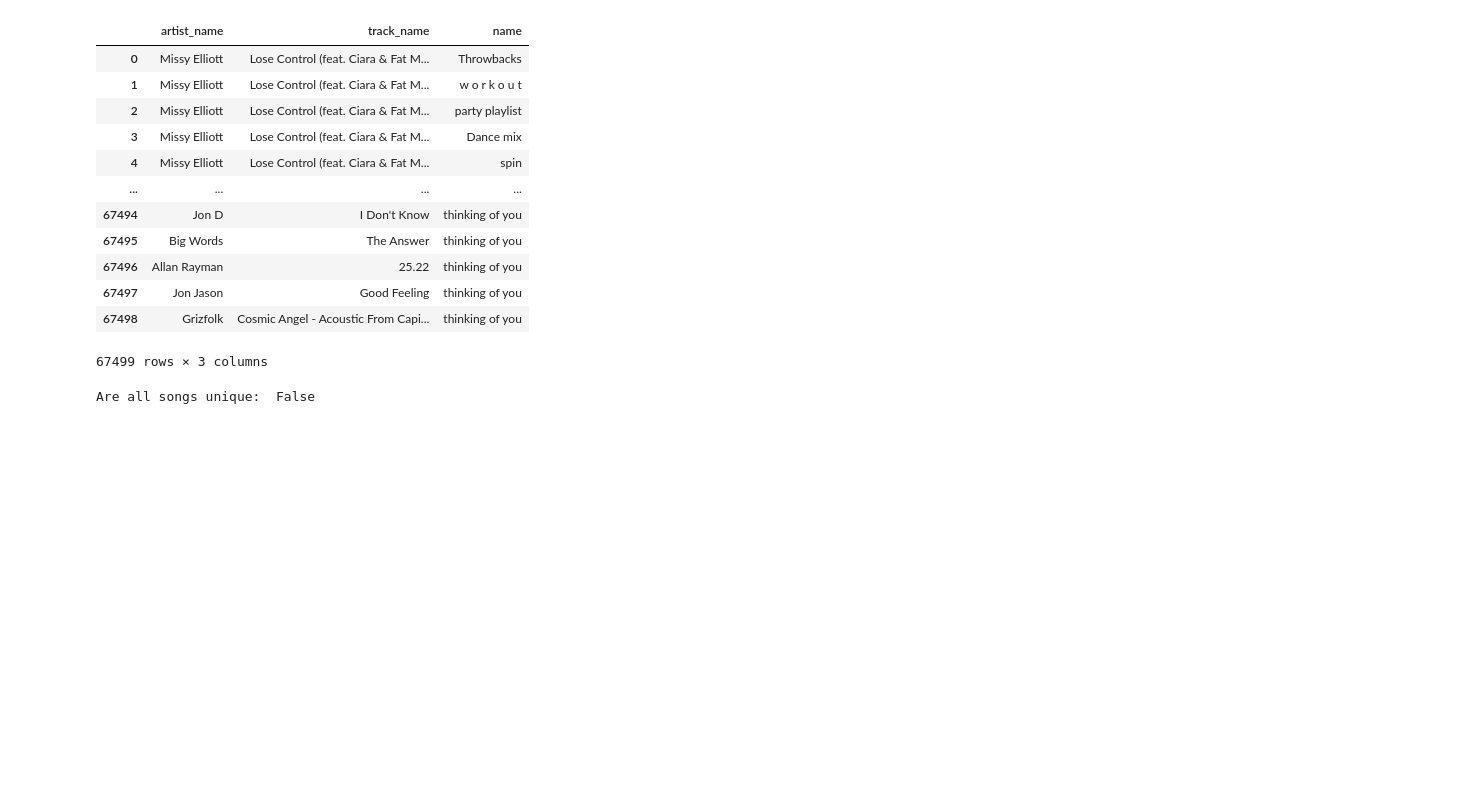
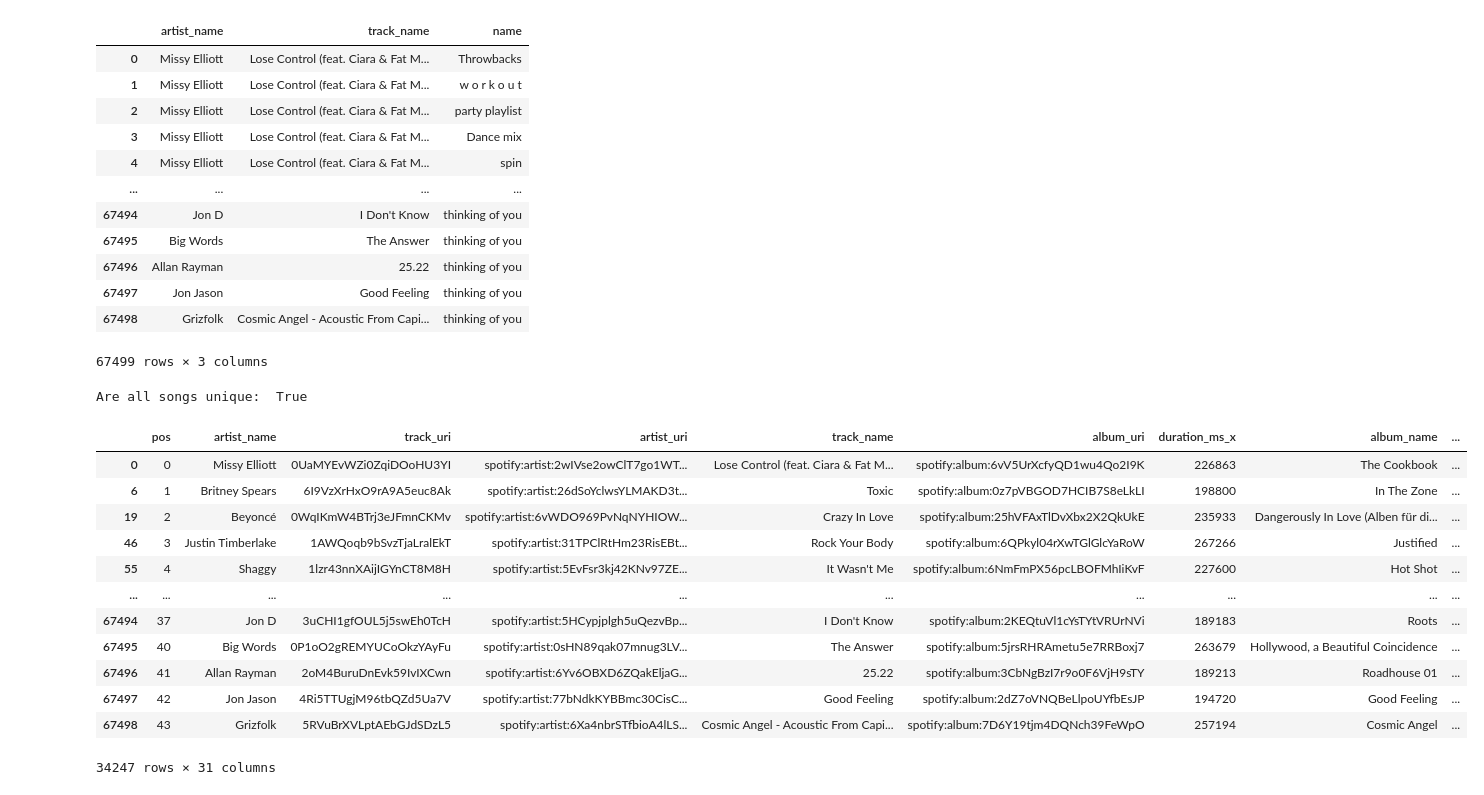
Before and after one commit to Sumith-Pevekar/MusicRecoEngine, a Jupyter notebook: MusicRecoEngine.ipynb, the cells around one changed output. Saved outputs shown, nothing was run; the diff lists cells and outputs as text; code cells hidden in the pictures; blank space fills up the shorter version.

```diff
--- a/MusicRecoEngine.ipynb
+++ b/MusicRecoEngine.ipynb
@@ -48,11 +48,27 @@ data[['artist_name','track_name','name']]
 67499 rows × 3 columns
 # %%
 def drop_duplicates(df):
+
     df['artists_song'] = df.apply(lambda row: row['artist_name']+row['track_name'],axis = 1)
     return df.drop_duplicates('artists_song')
 
-song = drop_duplicates(data)
+songs = drop_duplicates(data)
+print("Are all songs unique: ",len(pd.unique(songs.artists_song))==len(songs))
+# %% [output]
+Are all songs unique:  True
-# %%
-print("Are all songs unique: ",len(pd.unique(data.track_name))==len(data))
-# %% [output]
-Are all songs unique:  False
+# %%
+songs
+# %% [output]
+|  | pos | artist_name | track_uri | artist_uri | track_name | album_uri | duration_ms_x | album_name | ... |
+| 0 | 0 | Missy Elliott | 0UaMYEvWZi0ZqiDOoHU3YI | spotify:artist:2wIVse2owClT7go1WT... | Lose Control (feat. Ciara & Fat M... | spotify:album:6vV5UrXcfyQD1wu4Qo2I9K | 226863 | The Cookbook | ... |
+| 6 | 1 | Britney Spears | 6I9VzXrHxO9rA9A5euc8Ak | spotify:artist:26dSoYclwsYLMAKD3t... | Toxic | spotify:album:0z7pVBGOD7HCIB7S8eLkLI | 198800 | In The Zone | ... |
+| 19 | 2 | Beyoncé | 0WqIKmW4BTrj3eJFmnCKMv | spotify:artist:6vWDO969PvNqNYHIOW... | Crazy In Love | spotify:album:25hVFAxTlDvXbx2X2QkUkE | 235933 | Dangerously In Love (Alben für di... | ... |
+| 46 | 3 | Justin Timberlake | 1AWQoqb9bSvzTjaLralEkT | spotify:artist:31TPClRtHm23RisEBt... | Rock Your Body | spotify:album:6QPkyl04rXwTGlGlcYaRoW | 267266 | Justified | ... |
+| 55 | 4 | Shaggy | 1lzr43nnXAijIGYnCT8M8H | spotify:artist:5EvFsr3kj42KNv97ZE... | It Wasn't Me | spotify:album:6NmFmPX56pcLBOFMhIiKvF | 227600 | Hot Shot | ... |
+| ... | ... | ... | ... | ... | ... | ... | ... | ... | ... |
+| 67494 | 37 | Jon D | 3uCHI1gfOUL5j5swEh0TcH | spotify:artist:5HCypjplgh5uQezvBp... | I Don't Know | spotify:album:2KEQtuVl1cYsTYtVRUrNVi | 189183 | Roots | ... |
+| 67495 | 40 | Big Words | 0P1oO2gREMYUCoOkzYAyFu | spotify:artist:0sHN89qak07mnug3LV... | The Answer | spotify:album:5jrsRHRAmetu5e7RRBoxj7 | 263679 | Hollywood, a Beautiful Coincidence | ... |
+| 67496 | 41 | Allan Rayman | 2oM4BuruDnEvk59IvIXCwn | spotify:artist:6Yv6OBXD6ZQakEljaG... | 25.22 | spotify:album:3CbNgBzI7r9o0F6VjH9sTY | 189213 | Roadhouse 01 | ... |
+| 67497 | 42 | Jon Jason | 4Ri5TTUgjM96tbQZd5Ua7V | spotify:artist:77bNdkKYBBmc30CisC... | Good Feeling | spotify:album:2dZ7oVNQBeLlpoUYfbEsJP | 194720 | Good Feeling | ... |
+| 67498 | 43 | Grizfolk | 5RVuBrXVLptAEbGJdSDzL5 | spotify:artist:6Xa4nbrSTfbioA4lLS... | Cosmic Angel - Acoustic From Capi... | spotify:album:7D6Y19tjm4DQNch39FeWpO | 257194 | Cosmic Angel | ... |
+34247 rows × 31 columns
```
Also changed, not shown: parts of 3 cells of this notebook.
